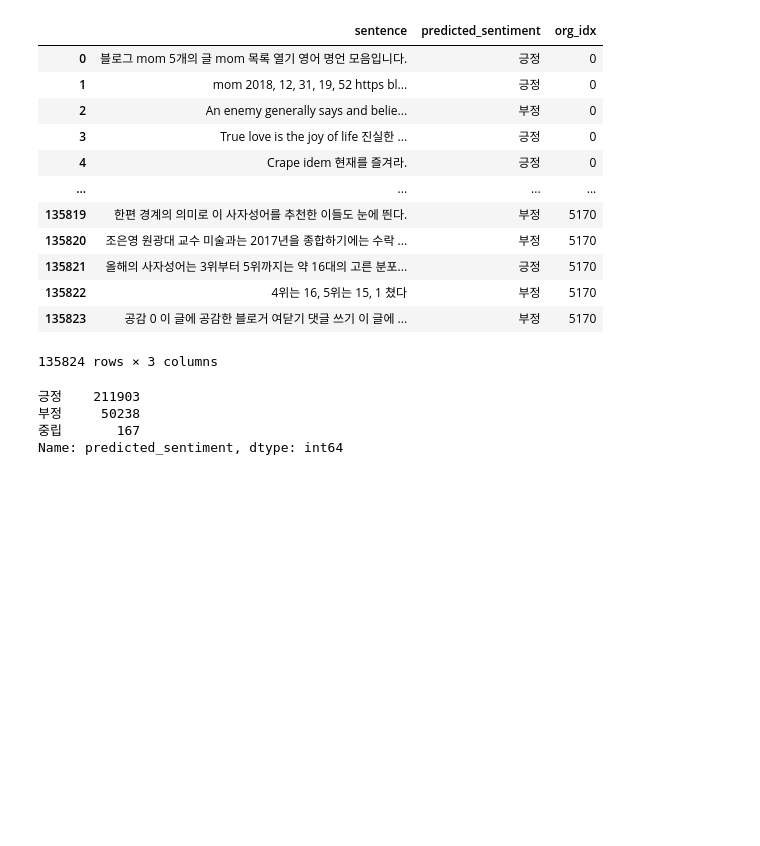
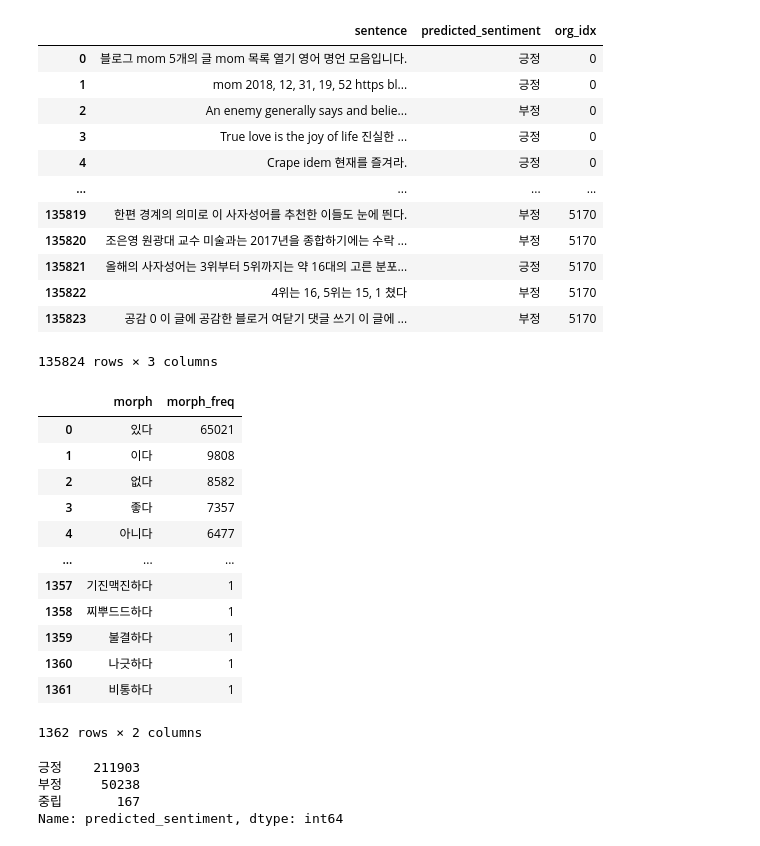
Before and after one commit to DDalaDDula/NIFoS, a Jupyter notebook: 치유(복지)/한글_텍스트_형태소분석/감정예측_형태소분석_2018(KoNLPy).ipynb, the cells around one changed output. Cells and saved outputs as stored; diff of their text form; code cells hidden in the pictures; blank space fills up the shorter version.

```diff
--- a/치유(복지)/한글_텍스트_형태소분석/감정예측_형태소분석_2018(KoNLPy).ipynb
+++ b/치유(복지)/한글_텍스트_형태소분석/감정예측_형태소분석_2018(KoNLPy).ipynb
@@ -69,6 +69,22 @@ for emo in ['긍정','부정','중립']:
         # 단어와 빈도를 가지고 판다스 데이터프레임(엑셀 표와 비슷) 생성
         morph_df = pd.DataFrame({'morph':morph, 'morph_freq':morph_freq})
         morph_df.to_csv("2018_감정예측_%s_%s.csv"%(emo, mor), index=False, encoding='UTF-8')
+# %%
+df1
+# %% [output]
+|  | morph | morph_freq |
+| 0 | 있다 | 65021 |
+| 1 | 이다 | 9808 |
+| 2 | 없다 | 8582 |
+| 3 | 좋다 | 7357 |
+| 4 | 아니다 | 6477 |
+| ... | ... | ... |
+| 1357 | 기진맥진하다 | 1 |
+| 1358 | 찌뿌드드하다 | 1 |
+| 1359 | 불결하다 | 1 |
+| 1360 | 나긋하다 | 1 |
+| 1361 | 비통하다 | 1 |
+1362 rows × 2 columns
 # %%
 for year in range(2018,2023):
     for emo in ['긍정','부정','중립']:
```
Also changed, not shown: parts of 5 cells of this notebook, 10 other files.
